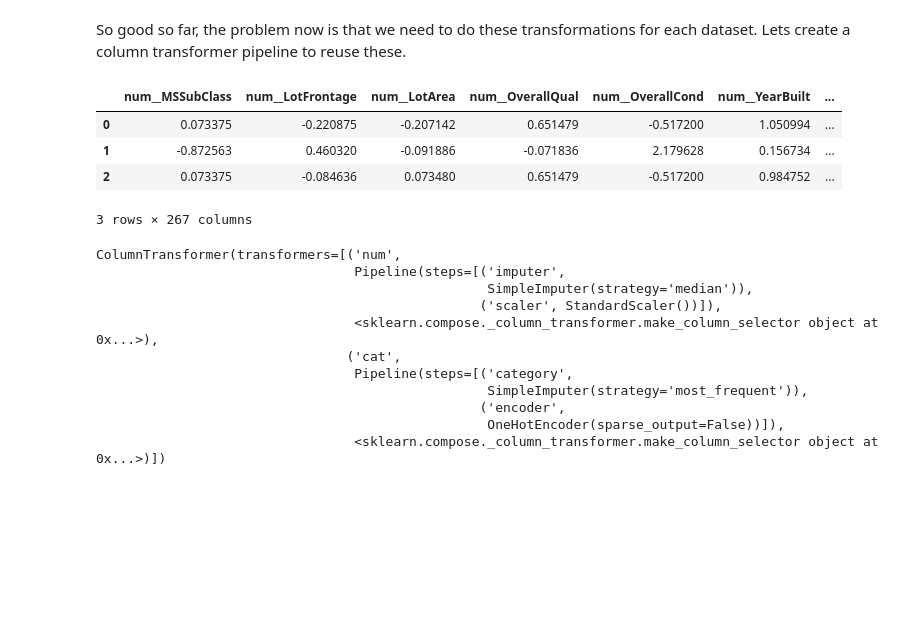
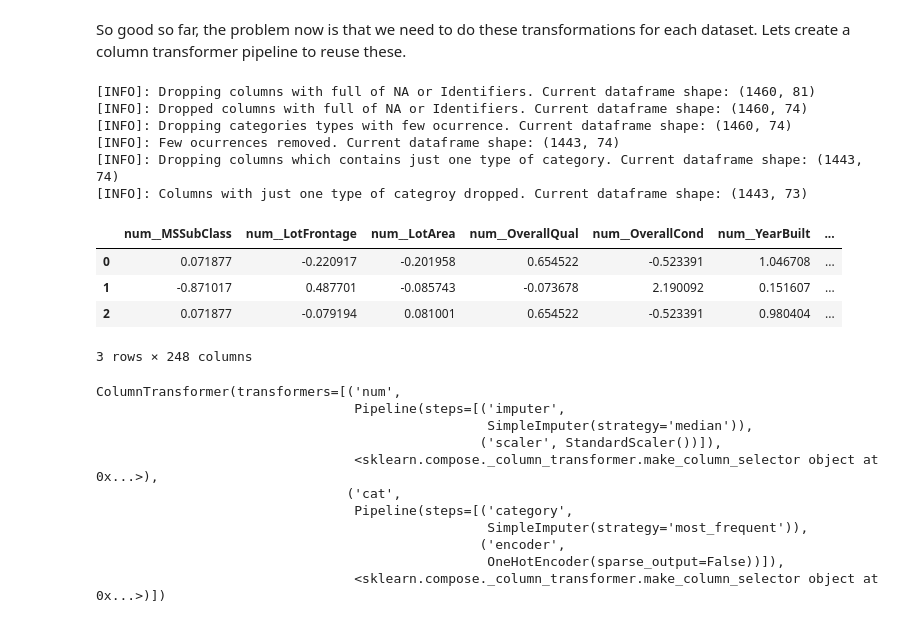
Before and after one commit to wilberquito/House-Pricing, a Jupyter notebook: HousePricing/housepricing_data_exploration.ipynb, the cells around one changed output. Cells and saved outputs as stored; diff of their text form; code cells hidden in the pictures; blank space fills up the shorter version.

```diff
--- a/HousePricing/housepricing_data_exploration.ipynb
+++ b/HousePricing/housepricing_data_exploration.ipynb
@@ -61,0 +124,7 @@ memory usage: 844.2+ KB
+# %%
+print(df_cat.shape)
+
+for c, targets in dropping.items():
+    df_cat = df_cat[~df_cat[c].isin(targets)].reset_index(drop=True)
+
+print(df_cat.shape)
@@ -61,0 +136,10 @@ memory usage: 844.2+ KB
+# %%
+dropping = []
+
+for c in df_cat.columns:
+    counts = df_cat[c].value_counts().to_dict()
+    counts = {c: freq for c, freq in counts.items() if freq >= 2}
+    if len(counts) <= 1:
+        dropping.append(c)
+
+dropping
@@ -229,5 +387,4 @@ Lets create a column transformer pipeline to reuse these.
 # %%
-
 from sklearn.preprocessing import StandardScaler
 from sklearn.compose import ColumnTransformer
 from sklearn.compose import make_column_selector
@@ -236,24 +393,10 @@ from sklearn.impute import SimpleImputer
 from sklearn.preprocessing import StandardScaler, OneHotEncoder
 from sklearn.pipeline import Pipeline
 
+import pandas as pd
 
-dropped_colums = [
-    "Id",
-    "Alley",
-    "MasVnrType",
-    "FireplaceQu",
-    "PoolQC",
-    "Fence",
-    "MiscFeature"
-]
-
-dataset_df = dataset_df.drop(dropped_colums, axis=1,
-                             errors="ignore")
-
-cat_columns = dataset_df.select_dtypes(include = ['O']).columns
-
-for c in cat_columns:
-    dataset_df[c] = dataset_df[c].astype("category")
+dataset_df = pd.read_csv("raw/all.csv")
+dataset_df = preprocess_training_dataframe(dataset_df)
 
 numeric_transformer = Pipeline(
     steps = [
@@ -262,37 +405,43 @@ numeric_transformer = Pipeline(
     ]
 )
 
 categorical_transformer = Pipeline(
     steps = [
         ("category", SimpleImputer(strategy="most_frequent")),
         ("encoder", OneHotEncoder(sparse_output=False)),
     ]
 )
 
 ct = ColumnTransformer([
     (
         "num",
         numeric_transformer,
         make_column_selector(dtype_include=["float64", "int64"])
     ),
     (
         "cat",
         categorical_transformer,
         make_column_selector(dtype_include=["category"])
     ),
 ])
 
 data = ct.fit_transform(dataset_df)
 columns = ct.get_feature_names_out()
 
 preprocessed_df = pd.DataFrame(data=data, columns=columns)
 preprocessed_df.head(3)
 # %% [output]
+[INFO]: Dropping columns with full of NA or Identifiers. Current dataframe shape: (1460, 81)
+[INFO]: Dropped columns with full of NA or Identifiers. Current dataframe shape: (1460, 74)
+[INFO]: Dropping categories types with few ocurrence. Current dataframe shape: (1460, 74)
+[INFO]: Few ocurrences removed. Current dataframe shape: (1443, 74)
+[INFO]: Dropping columns which contains just one type of category. Current dataframe shape: (1443, 74)
+[INFO]: Columns with just one type of categroy dropped. Current dataframe shape: (1443, 73)
 |  | num__MSSubClass | num__LotFrontage | num__LotArea | num__OverallQual | num__OverallCond | num__YearBuilt | ... |
-| 0 | 0.073375 | -0.220875 | -0.207142 | 0.651479 | -0.517200 | 1.050994 | ... |
-| 1 | -0.872563 | 0.460320 | -0.091886 | -0.071836 | 2.179628 | 0.156734 | ... |
-| 2 | 0.073375 | -0.084636 | 0.073480 | 0.651479 | -0.517200 | 0.984752 | ... |
+| 0 | 0.071877 | -0.220917 | -0.201958 | 0.654522 | -0.523391 | 1.046708 | ... |
+| 1 | -0.871017 | 0.487701 | -0.085743 | -0.073678 | 2.190092 | 0.151607 | ... |
+| 2 | 0.071877 | -0.079194 | 0.081001 | 0.654522 | -0.523391 | 0.980404 | ... |
-3 rows × 267 columns
+3 rows × 248 columns
 # %%
 ct
 # %% [output]
```
Also changed, not shown: parts of 10 cells of this notebook, 2 other files.
